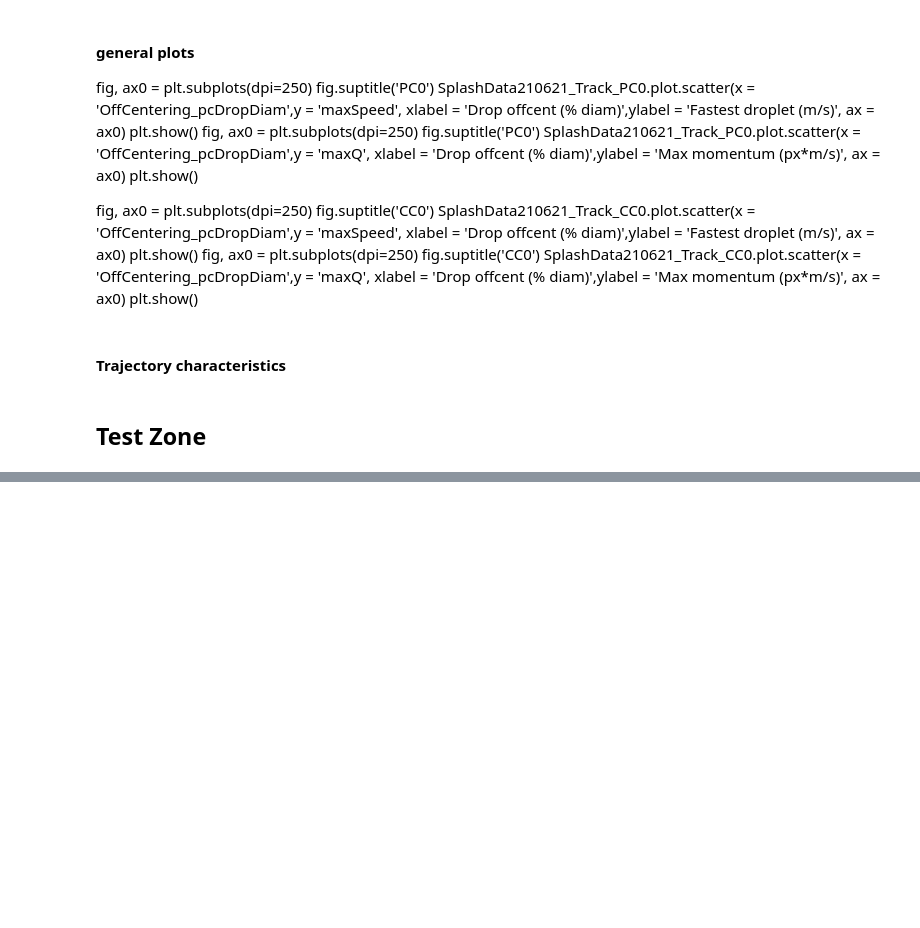
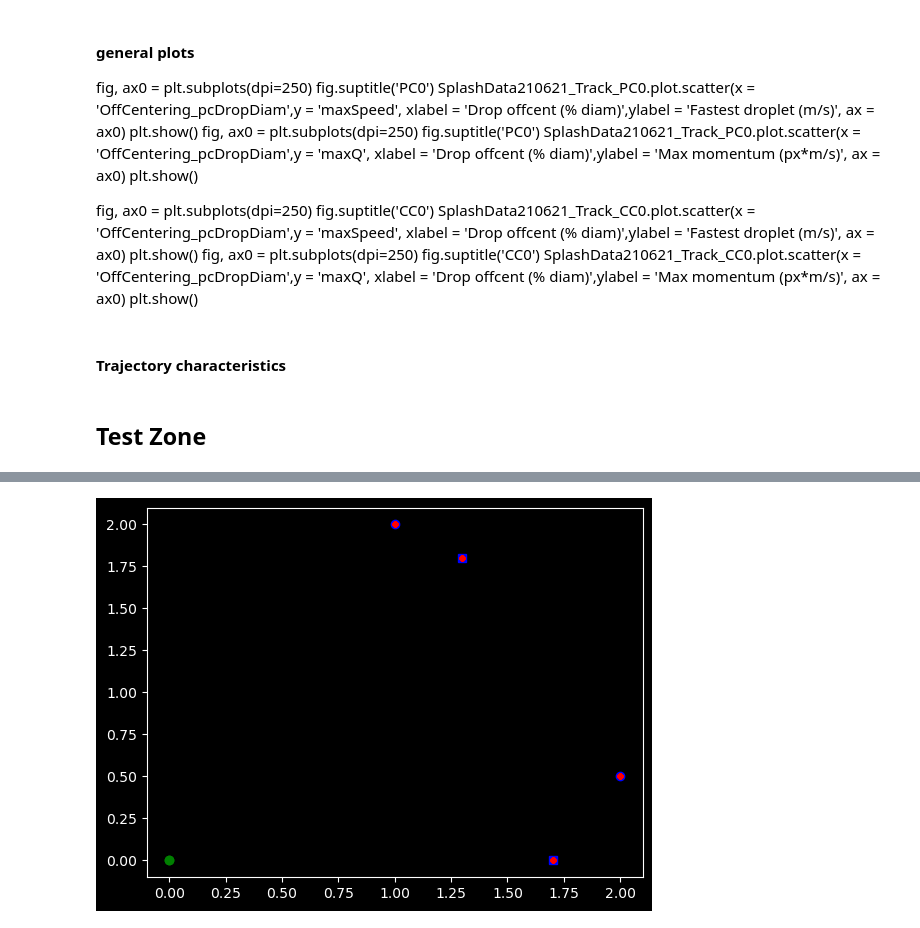
Before and after one commit to VLaplaud-Biophysics/DropProject_JupyNBs, a Jupyter notebook: SplashAnalysisNB.ipynb, the cells around one changed output, grey strips where cells are left out. Drawn from its saved outputs; the diff is of its cells as text; code cells hidden in the pictures; blank space fills up the shorter version.

```diff
--- a/SplashAnalysisNB.ipynb
+++ b/SplashAnalysisNB.ipynb
@@ -478,0 +545,47 @@ plotTraj(TrajData210702_CC0,SplashData210702_Track_CC0,StackList210702_CC0,P2107
+# %%
+Xci = 2
+Yci = 0.5
+
+vx = -0.3
+vy = -0.5
+
+plt.plot(0,0,'og')
+plt.plot(Xci,Yci,'ob')
+plt.plot(Xci+vx,Yci+vy,'sb')
+
+for n in np.linspace(0,1,500):
+    X,Y = I.Cone.Circle2Cone(Xci, Yci)
+    VX,VY = I.Cone.Circle2Cone(Xci+vx, Yci+vy)
+    VX = VX - X
+    VY = VY - Y
+    Xci,Yci = I.Cone.Cone2Circle(X, Y)
+    vx,vy = I.Cone.Cone2Circle(X+VX, Y+VY)
+    vx = vx - Xci
+    vy = vy - Yci
+    plt.plot(Xci,Yci,'.r')
+    plt.plot(Xci+vx,Yci+vy,'.r')
+
+
+Xci = 1
+Yci = 2
+
+vx = 0.3
+vy = -0.2
+
+plt.plot(0,0,'og')
+plt.plot(Xci,Yci,'ob')
+plt.plot(Xci+vx,Yci+vy,'sb')
+
+for n in np.linspace(0,1,500):
+    X,Y = I.Cone.Circle2Cone(Xci, Yci)
+    VX,VY = I.Cone.Circle2Cone(Xci+vx, Yci+vy)
+    VX = VX - X
+    VY = VY - Y
+    Xci,Yci = I.Cone.Cone2Circle(X, Y)
+    vx,vy = I.Cone.Cone2Circle(X+VX, Y+VY)
+    vx = vx - Xci
+    vy = vy - Yci
+    plt.plot(Xci,Yci,'.r')
+    plt.plot(Xci+vx,Yci+vy,'.r')
+# %% [output]
+[figure, added]
```
Also changed, not shown: parts of 6 cells of this notebook, 1 other file.
